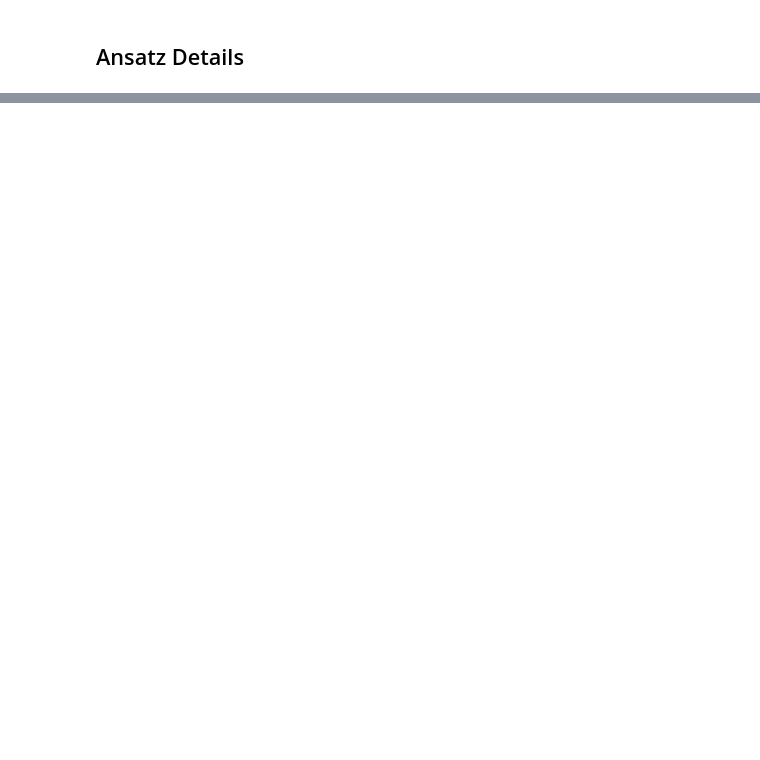
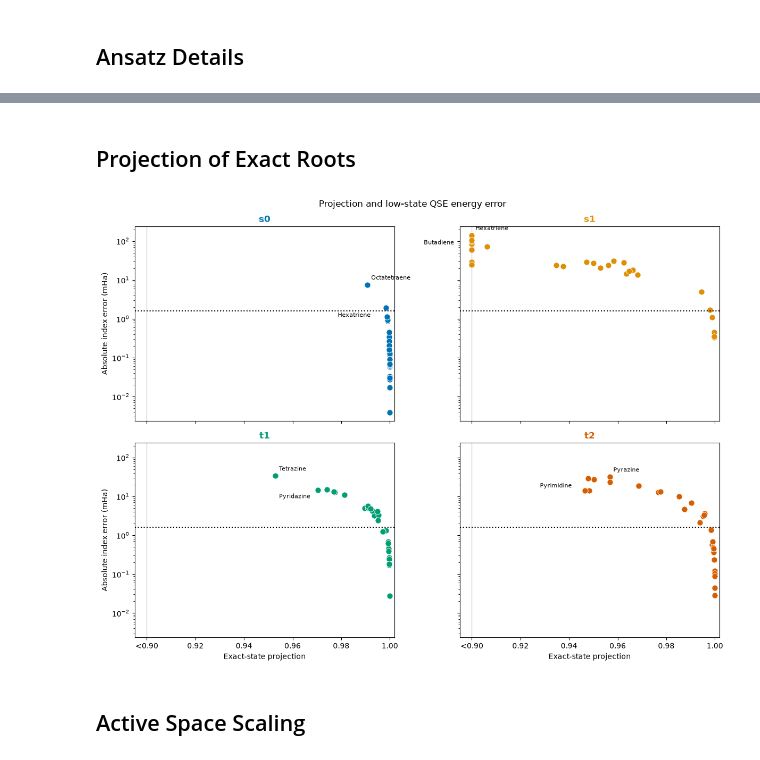
Before and after one commit to naythanyeo/qse-practical-analysis, a Jupyter notebook: notebooks/01_subspace_representability.ipynb, the cells around one changed output, grey strips where cells are left out. Saved outputs shown, nothing was run; the diff lists cells and outputs as text; code cells hidden in the pictures; blank space fills up the shorter version.

Commit message:
Main Graphs and tables for 01 subspace representability

```diff
--- a/notebooks/01_subspace_representability.ipynb
+++ b/notebooks/01_subspace_representability.ipynb
@@ -104,7 +111,10 @@ def group_triplet_projections(projection):
         str(root): float(mean_projection)
         for root, mean_projection in enumerate(sector_projections.mean(axis=1))
     }
-    projection_splittings = np.ptp(sector_projections, axis=1).tolist()
+    projection_splittings = {
+        f"t{root + 1}": float(splitting)
+        for root, splitting in enumerate(np.ptp(sector_projections, axis=1))
+    }
 
     return grouped_projections, projection_splittings
 # %%
@@ -385,0 +340,14 @@ Priority to get figures
+# %%
+# Spread of errors
+active_spaces = ["2e2o", "2e3o", "4e3o", "4e4o", "4e5o", "6e5o", "6e6o"]
+active_space_figs = []
+for active_space in active_spaces:
+    errors, df_median = show_low_lying_state_errors(active_space, df_sv)
+
+    save_table(df_median, "low_lying_state_errors", f"median_errors_{active_space}")
+    figure = plot_error_distribution(errors)
+    figure.suptitle(f"Low-lying state error distributions: {active_space}")
+    figure.tight_layout()
+    active_space_figs.append(figure)
+    save_figure(figure, "low_lying_state_errors", f"error_distribution_{active_space}")
+show_scrollable_figs(active_space_figs)
@@ -385,0 +710,60 @@ Priority to get figures
+# %% [markdown]
+## Projection of Exact Roots
+# %%
+# Representation 1: state-resolved projection-error relationship
+SCATTER_STATES = ["s0", "s1", "t1", "t2"]
+scatter_rows = []
+
+for _, row in df_projection_source.iterrows():
+    states = ["s0", "s1"] if row["expansion"] == "singlet" else ["t1", "t2"]
+
+    for state in states:
+        root = int(state[1:]) if state.startswith("s") else int(state[1:]) - 1
+        projection = row["exact_qse_projection"][str(root)]
+        scatter_rows.append({
+            "molecule": row["molecule"],
+            "state": state,
+            "projection": projection,
+            "plot_projection": max(projection, 0.90),
+            "error_mha": row[f"{state}_error"],
+        })
+
+df_projection_error_scatter = pd.DataFrame(scatter_rows)
+scatter_palette = dict(zip(SCATTER_STATES, sns.color_palette("colorblind", 4)))
+projection_ticks = [0.90, 0.92, 0.94, 0.96, 0.98, 1.00]
+projection_tick_labels = ["<0.90", "0.92", "0.94", "0.96", "0.98", "1.00"]
+figure, axes = plt.subplots(2, 2, figsize=(12, 9), sharex=True, sharey=True)
+
+for state, axis in zip(SCATTER_STATES, axes.flat):
+    df_state = df_projection_error_scatter[
+        df_projection_error_scatter["state"] == state
+    ]
+    sns.scatterplot(
+        data=df_state, x="plot_projection", y="error_mha",
+        color=scatter_palette[state], s=65, ax=axis,
+    )
+    axis.axhline(1000 * CHEMICAL_ACCURACY, color="black", linestyle=":")
+    axis.axvline(0.90, color="lightgrey", linewidth=1, zorder=0)
+    axis.set_yscale("log")
+    axis.set_xlim(0.895, 1.002)
+    axis.set_xticks(projection_ticks, projection_tick_labels)
+    axis.set_title(state, color=scatter_palette[state], fontweight="bold")
+    axis.set_xlabel("Exact-state projection")
+    axis.set_ylabel("Absolute index error (mHa)")
+
+    annotation_offsets = [(5, 7), (-65, -12)]
+    for (_, row), offset in zip(
+        df_state.nlargest(2, "error_mha").iterrows(), annotation_offsets
+    ):
+        axis.annotate(
+            row["molecule"], (row["plot_projection"], row["error_mha"]),
+            xytext=offset, textcoords="offset points", fontsize=8,
+        )
+
+figure.suptitle("Projection and low-state QSE energy error")
+figure.tight_layout()
+plt.show()
+# %% [output]
+[figure, added]
+# %% [markdown]
+## Active Space Scaling
```
Also changed, not shown: parts of 29 cells of this notebook, 4 other files.
